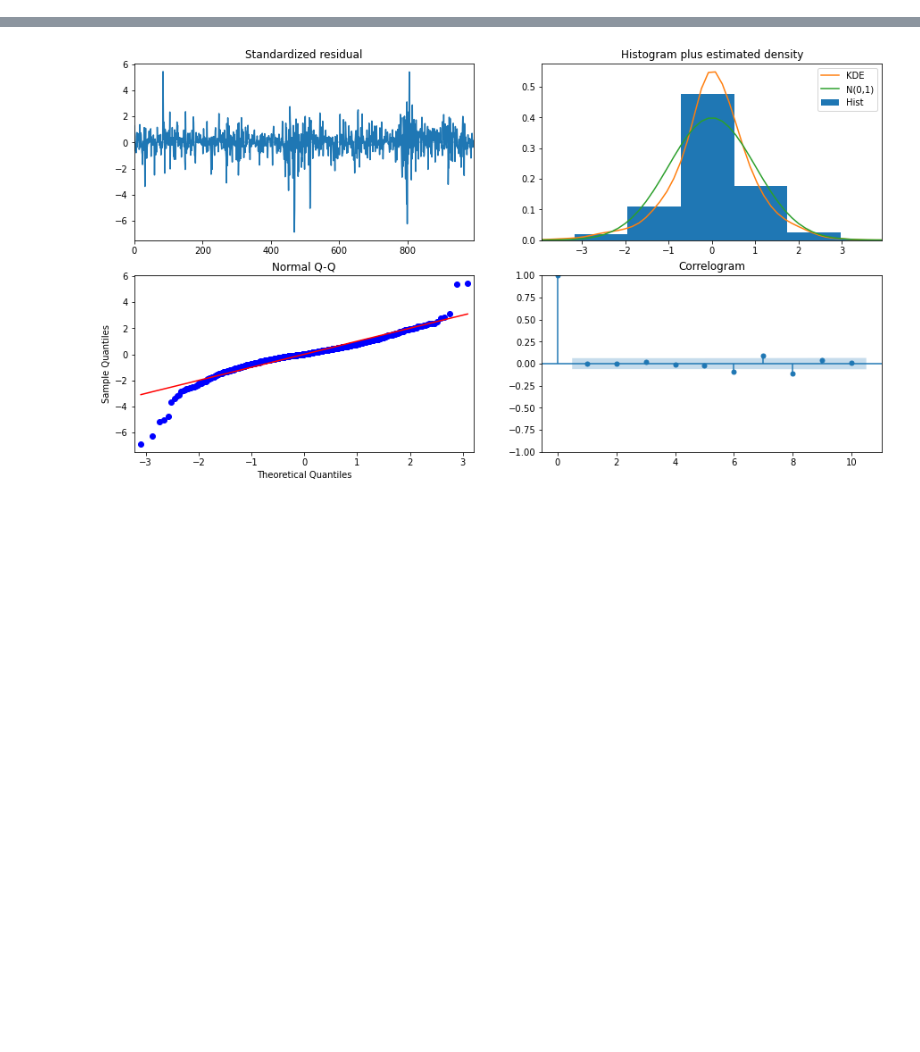
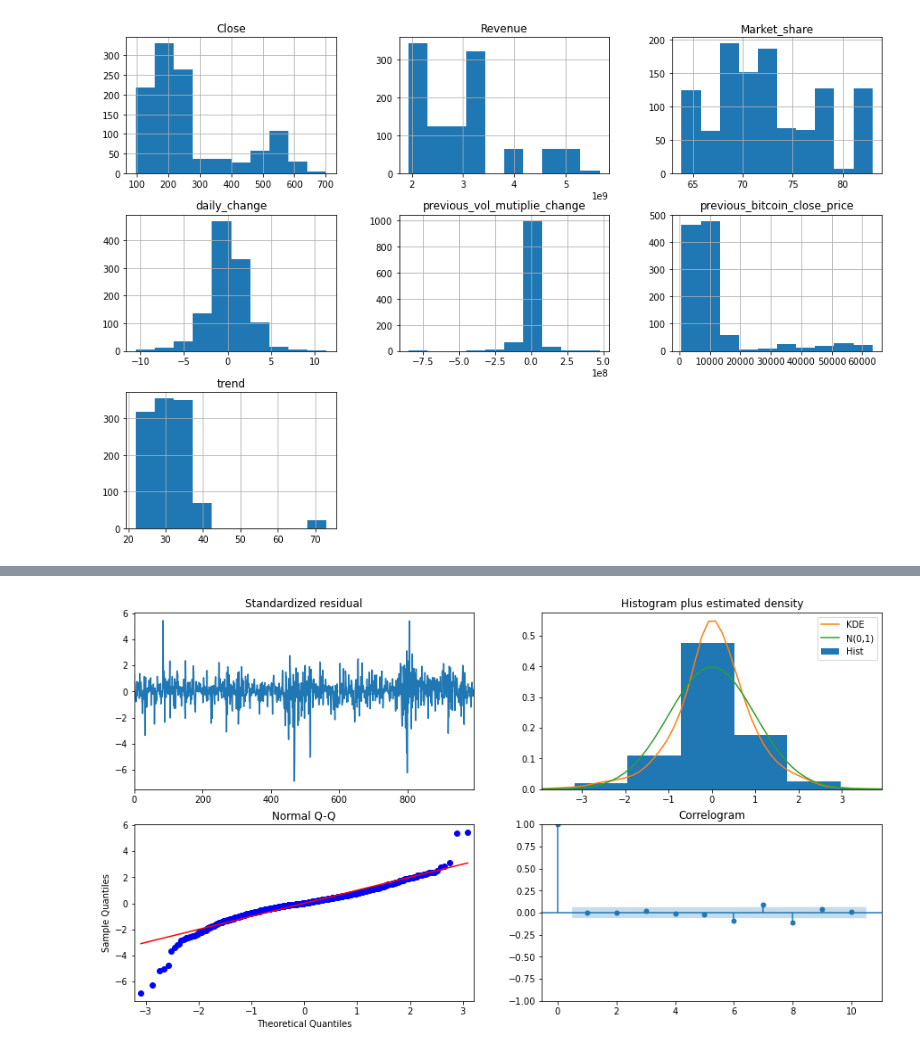
Before and after one commit to jayce7376/Nvidia_Stock_Prediction, a Jupyter notebook: notebook.ipynb, the cells around one changed output, grey strips where cells are left out. Cells and saved outputs as stored; diff of their text form; code cells hidden in the pictures; blank space fills up the shorter version.

```diff
--- a/notebook.ipynb
+++ b/notebook.ipynb
@@ -217,0 +90,2 @@ Warnings:
+# %%
+nvidia = nvidia.merge(bitcoin, on='Date', how='left')
@@ -217,0 +124,17 @@ Warnings:
+# %%
+trend = []
+for date in nvidia['Date']:
+    month = date.split('/')[0]
+    if int(month) < 10:
+        month = f'0{month}'
+    else:
+        month = month
+    year = date.split('/')[2]
+    year_month = f'{year}-{month}'
+    if int(year) < 2004:
+        trend.append(0)
+    else:
+        trend.append(int(nvidia_trend.Nvidia[nvidia_trend.Month == year_month]))
+# %%
+nvidia['trend'] = trend
+nvidia['trend'] = nvidia['trend'].astype(int)
@@ -217,0 +157,10 @@ Warnings:
+# %%
+nvidia['Date'] = pd.to_datetime(nvidia['Date'])
+nvidia = nvidia[nvidia.Date >= '2017-01-01']
+nvidia = nvidia.set_index('Date')
+# %%
+fig, ax = plt.subplots(figsize = (15,10))
+nvidia.hist(bins = 10, ax=ax)
+fig.savefig('./images/variables_distribution.png')
+# %% [output]
+[figure, added]
```
Also changed, not shown: parts of 48 cells of this notebook, 8 other files.
